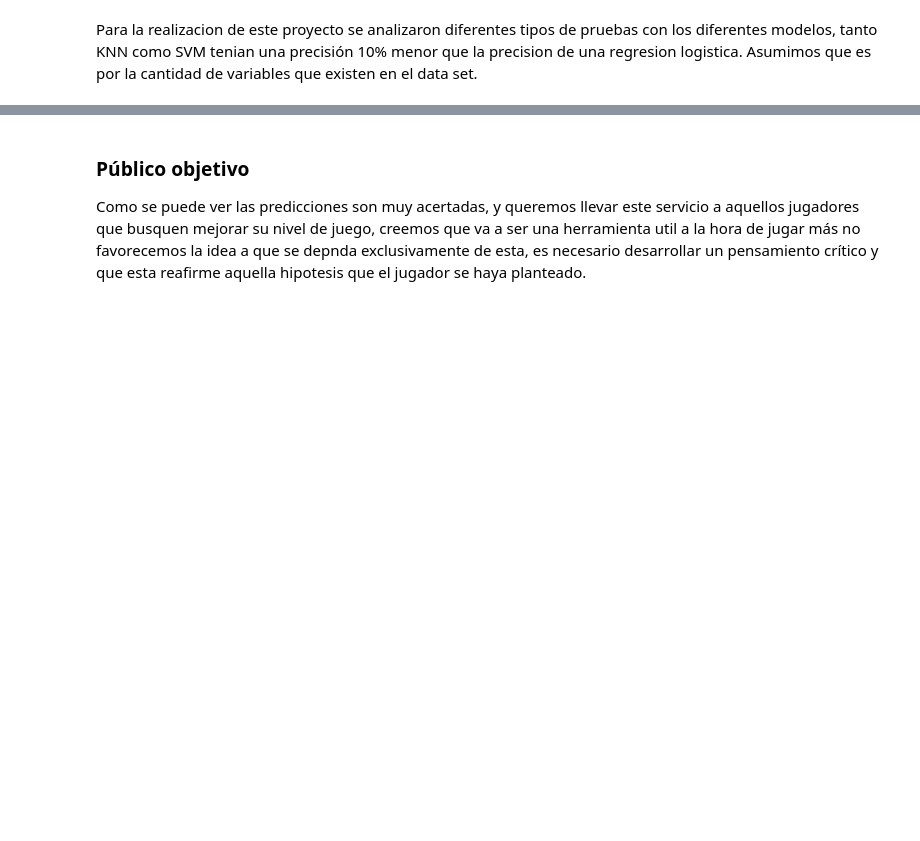
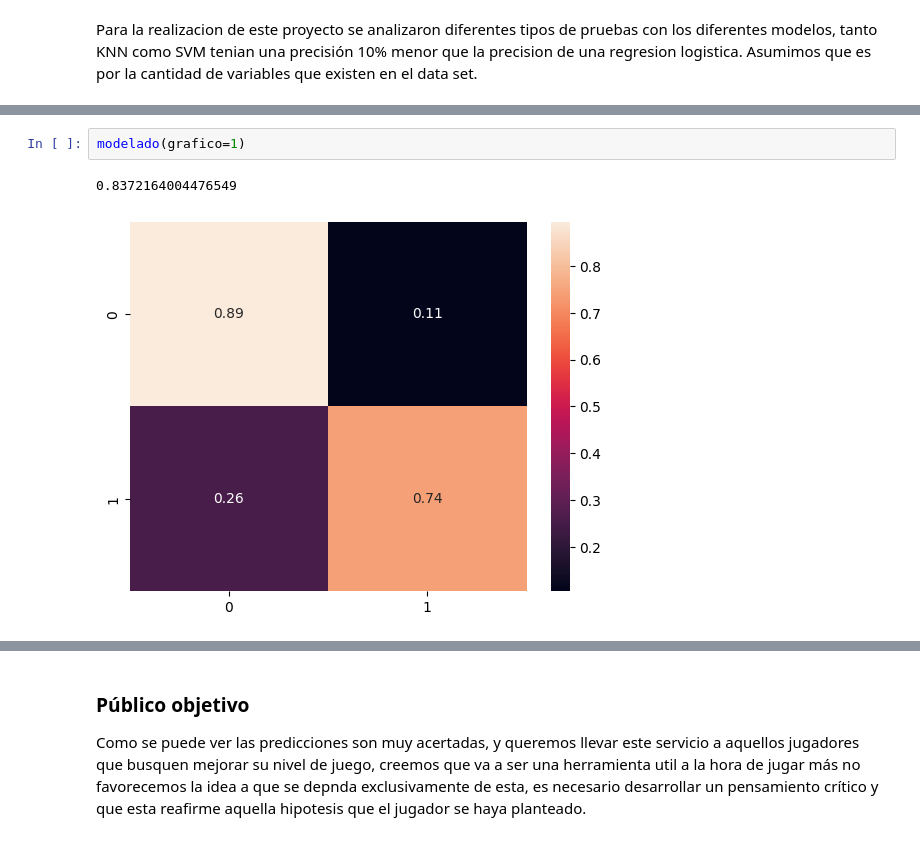
Before and after one commit to NicolasEyzaguirre/TFT_model, a Jupyter notebook: memoria.ipynb, the cells around one changed output, grey strips where cells are left out. Cells and saved outputs as stored; diff of their text form; blank space fills up the shorter version.

```diff
--- a/memoria.ipynb
+++ b/memoria.ipynb
@@ -137,0 +148,5 @@ modelado()
+# %%
+modelado(grafico=1)
+# %% [output]
+0.8372164004476549
+[figure, added]
```
Also changed, not shown: parts of 9 cells of this notebook, 5 other files.
